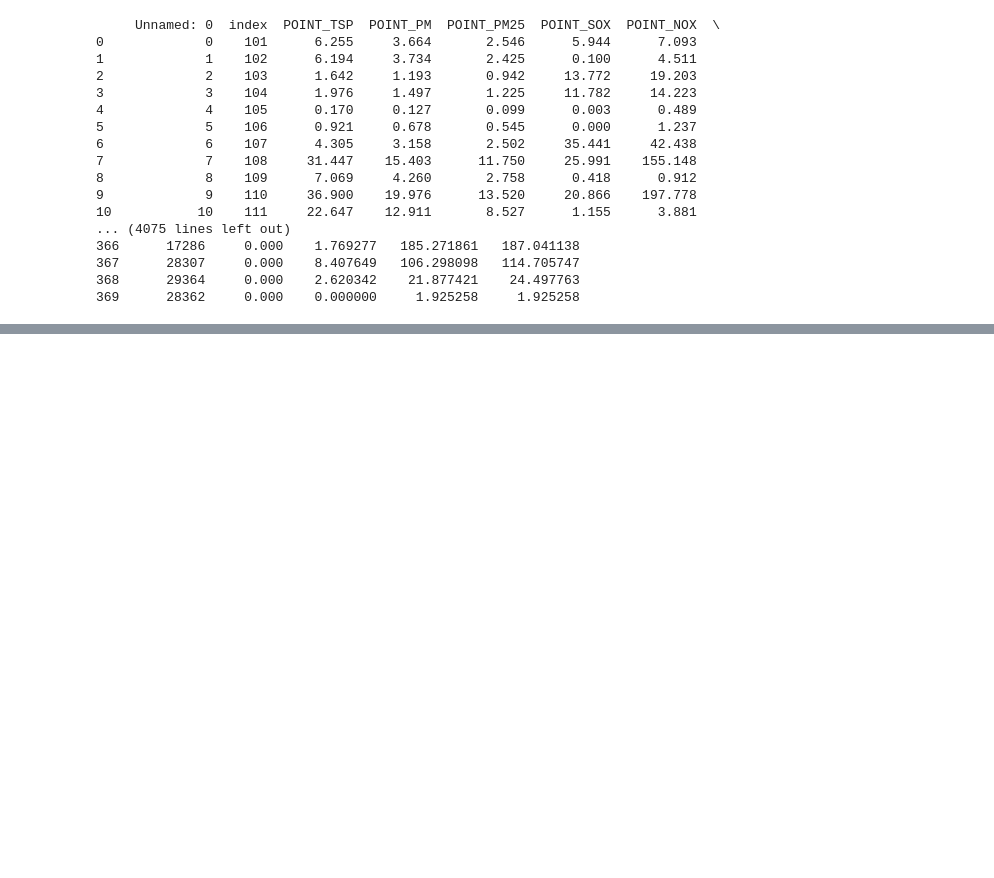
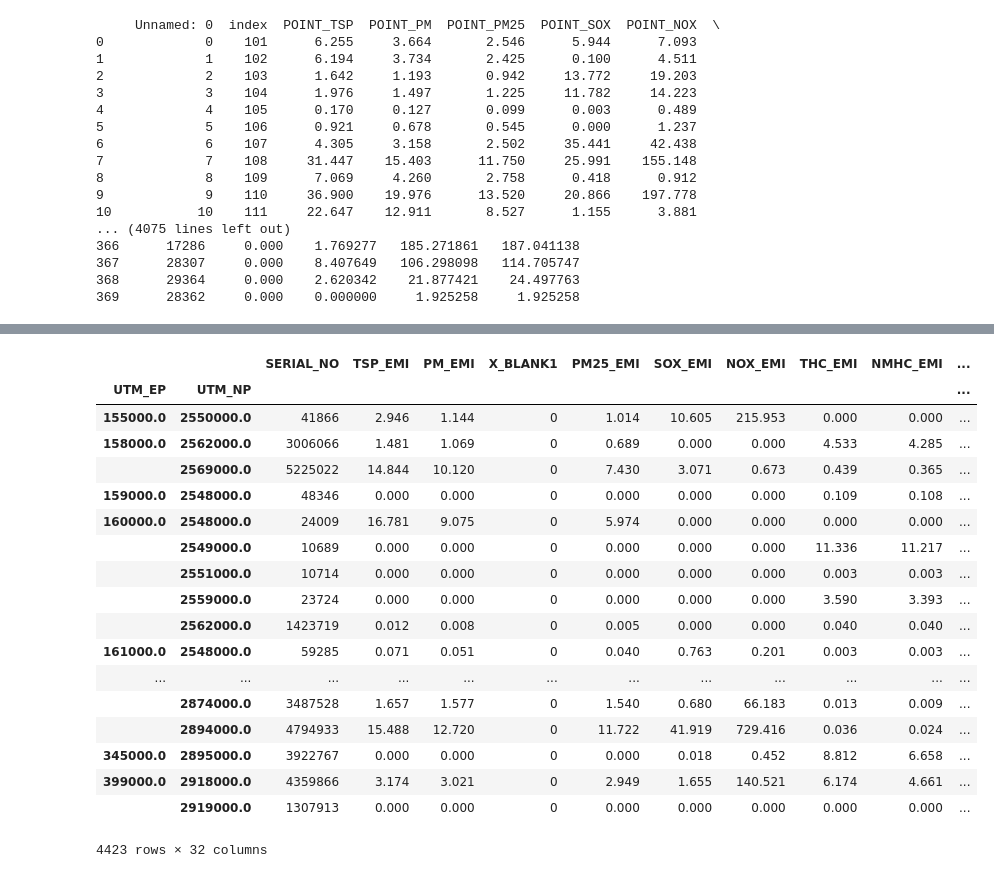
Before and after one commit to Linked-Open-Data-LOD-Taiwan/ontologies, a Jupyter notebook: script/air_TEDS.ipynb, the cells around one changed output, grey strips where cells are left out. Cells and saved outputs as stored; diff of their text form; code cells hidden in the pictures; blank space fills up the shorter version.

```diff
--- a/script/air_TEDS.ipynb
+++ b/script/air_TEDS.ipynb
@@ -823,0 +914,34 @@ print(txt[:-1])
+# %%
+# 點源 產生網格給 GIS 觀察
+#point_df.info()
+df = point_df
+df=df.astype({'UTM_E': 'float64'})
+df=df.astype({'UTM_N': 'float64'})
+#df.info()
+df['UTM_EP'] = round(df['UTM_E']/1000)*1000
+df['UTM_NP'] = round(df['UTM_N']/1000)*1000
+gis_point = df.groupby(['UTM_EP','UTM_NP']).sum()
+gis_point
+#df
+#gis_point
+#gis_point.to_csv('output/gis_point.csv')
+# %% [output]
+|  |  | SERIAL_NO | TSP_EMI | PM_EMI | X_BLANK1 | PM25_EMI | SOX_EMI | NOX_EMI | THC_EMI | NMHC_EMI | ... |
+| UTM_EP | UTM_NP |  |  |  |  |  |  |  |  |  | ... |
+| 155000.0 | 2550000.0 | 41866 | 2.946 | 1.144 | 0 | 1.014 | 10.605 | 215.953 | 0.000 | 0.000 | ... |
+| 158000.0 | 2562000.0 | 3006066 | 1.481 | 1.069 | 0 | 0.689 | 0.000 | 0.000 | 4.533 | 4.285 | ... |
+|  | 2569000.0 | 5225022 | 14.844 | 10.120 | 0 | 7.430 | 3.071 | 0.673 | 0.439 | 0.365 | ... |
+| 159000.0 | 2548000.0 | 48346 | 0.000 | 0.000 | 0 | 0.000 | 0.000 | 0.000 | 0.109 | 0.108 | ... |
+| 160000.0 | 2548000.0 | 24009 | 16.781 | 9.075 | 0 | 5.974 | 0.000 | 0.000 | 0.000 | 0.000 | ... |
+|  | 2549000.0 | 10689 | 0.000 | 0.000 | 0 | 0.000 | 0.000 | 0.000 | 11.336 | 11.217 | ... |
+|  | 2551000.0 | 10714 | 0.000 | 0.000 | 0 | 0.000 | 0.000 | 0.000 | 0.003 | 0.003 | ... |
+|  | 2559000.0 | 23724 | 0.000 | 0.000 | 0 | 0.000 | 0.000 | 0.000 | 3.590 | 3.393 | ... |
+|  | 2562000.0 | 1423719 | 0.012 | 0.008 | 0 | 0.005 | 0.000 | 0.000 | 0.040 | 0.040 | ... |
+| 161000.0 | 2548000.0 | 59285 | 0.071 | 0.051 | 0 | 0.040 | 0.763 | 0.201 | 0.003 | 0.003 | ... |
+| ... | ... | ... | ... | ... | ... | ... | ... | ... | ... | ... | ... |
+|  | 2874000.0 | 3487528 | 1.657 | 1.577 | 0 | 1.540 | 0.680 | 66.183 | 0.013 | 0.009 | ... |
+|  | 2894000.0 | 4794933 | 15.488 | 12.720 | 0 | 11.722 | 41.919 | 729.416 | 0.036 | 0.024 | ... |
+| 345000.0 | 2895000.0 | 3922767 | 0.000 | 0.000 | 0 | 0.000 | 0.018 | 0.452 | 8.812 | 6.658 | ... |
+| 399000.0 | 2918000.0 | 4359866 | 3.174 | 3.021 | 0 | 2.949 | 1.655 | 140.521 | 6.174 | 4.661 | ... |
+|  | 2919000.0 | 1307913 | 0.000 | 0.000 | 0 | 0.000 | 0.000 | 0.000 | 0.000 | 0.000 | ... |
+4423 rows × 32 columns
```
Also changed, not shown: parts of 8 cells of this notebook, 10 other files.
